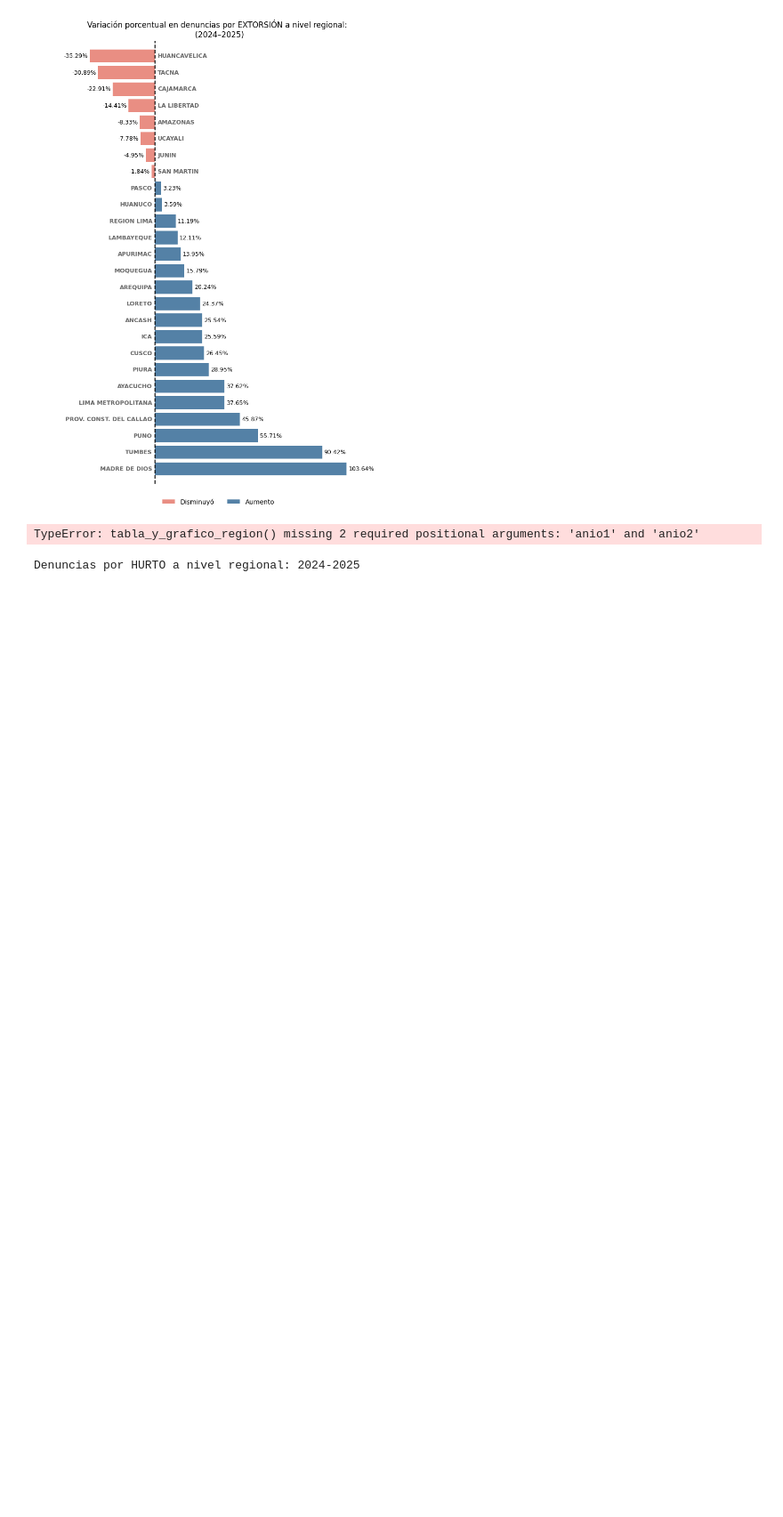
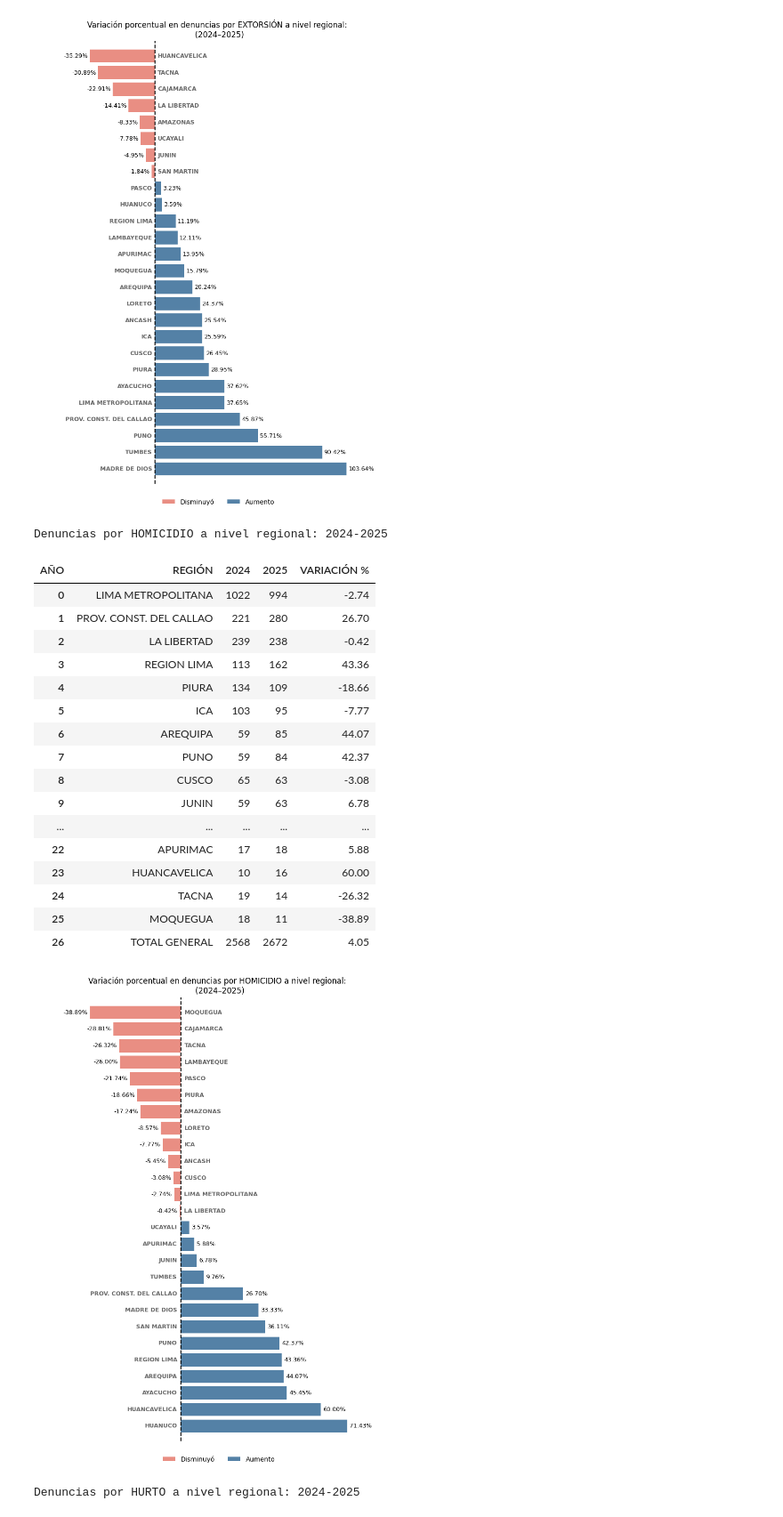
Before and after one commit to johangv88/PythonProyect, a Jupyter notebook: Base de datos SIDPOL/Denuncia_SIDPOL.ipynb, the cells around one changed output. Shown at 89% size. Drawn from its saved outputs; the diff is of its cells as text; code cells hidden in the pictures; blank space fills up the shorter version.

Commit message:
Correcion de Homicidio

```diff
--- a/Base de datos SIDPOL/Denuncia_SIDPOL.ipynb
+++ b/Base de datos SIDPOL/Denuncia_SIDPOL.ipynb
@@ -339,9 +339,27 @@ Denuncias por EXTORSIÓN a nivel regional: 2024-2025
 | 26 | TOTAL GENERAL | 22361 | 26585 | 18.89 |
 [figure]
 # %%
-tabla_homicidio, img_homicidio = tabla_y_grafico_region("Homicidio")
+tabla_homicidio, img_homicidio = tabla_y_grafico_region("Homicidio", 2024, 2025)
 # %% [output]
-TypeError: tabla_y_grafico_region() missing 2 required positional arguments: 'anio1' and 'anio2'
+Denuncias por HOMICIDIO a nivel regional: 2024-2025
+| AÑO | REGIÓN | 2024 | 2025 | VARIACIÓN % |
+| 0 | LIMA METROPOLITANA | 1022 | 994 | -2.74 |
+| 1 | PROV. CONST. DEL CALLAO | 221 | 280 | 26.70 |
+| 2 | LA LIBERTAD | 239 | 238 | -0.42 |
+| 3 | REGION LIMA | 113 | 162 | 43.36 |
+| 4 | PIURA | 134 | 109 | -18.66 |
+| 5 | ICA | 103 | 95 | -7.77 |
+| 6 | AREQUIPA | 59 | 85 | 44.07 |
+| 7 | PUNO | 59 | 84 | 42.37 |
+| 8 | CUSCO | 65 | 63 | -3.08 |
+| 9 | JUNIN | 59 | 63 | 6.78 |
+| ... | ... | ... | ... | ... |
+| 22 | APURIMAC | 17 | 18 | 5.88 |
+| 23 | HUANCAVELICA | 10 | 16 | 60.00 |
+| 24 | TACNA | 19 | 14 | -26.32 |
+| 25 | MOQUEGUA | 18 | 11 | -38.89 |
+| 26 | TOTAL GENERAL | 2568 | 2672 | 4.05 |
+[figure, added]
 # %%
 tabla_hurto, img_hurto = tabla_y_grafico_region("Hurto", 2024, 2025)
 # %% [output]
```
Also changed, not shown: 1 other file.
